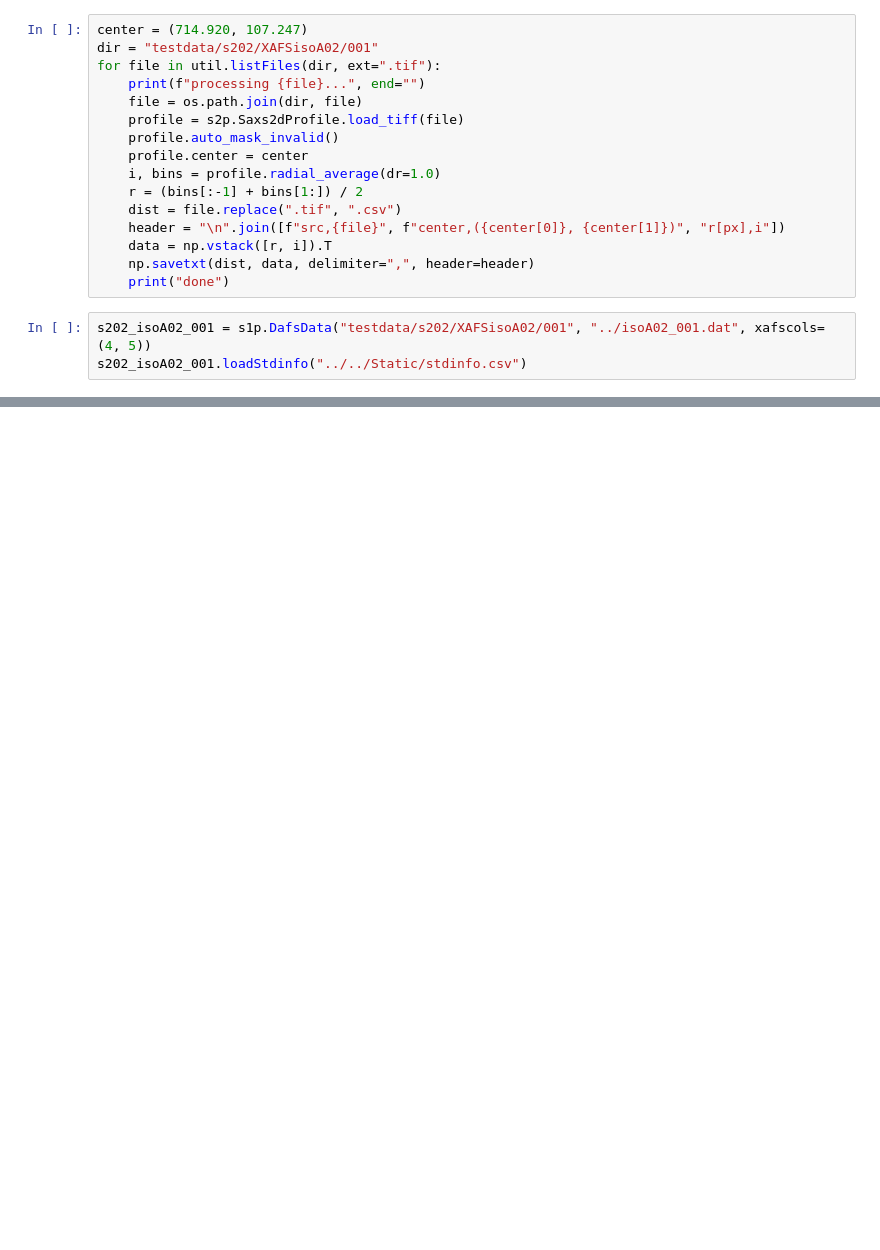
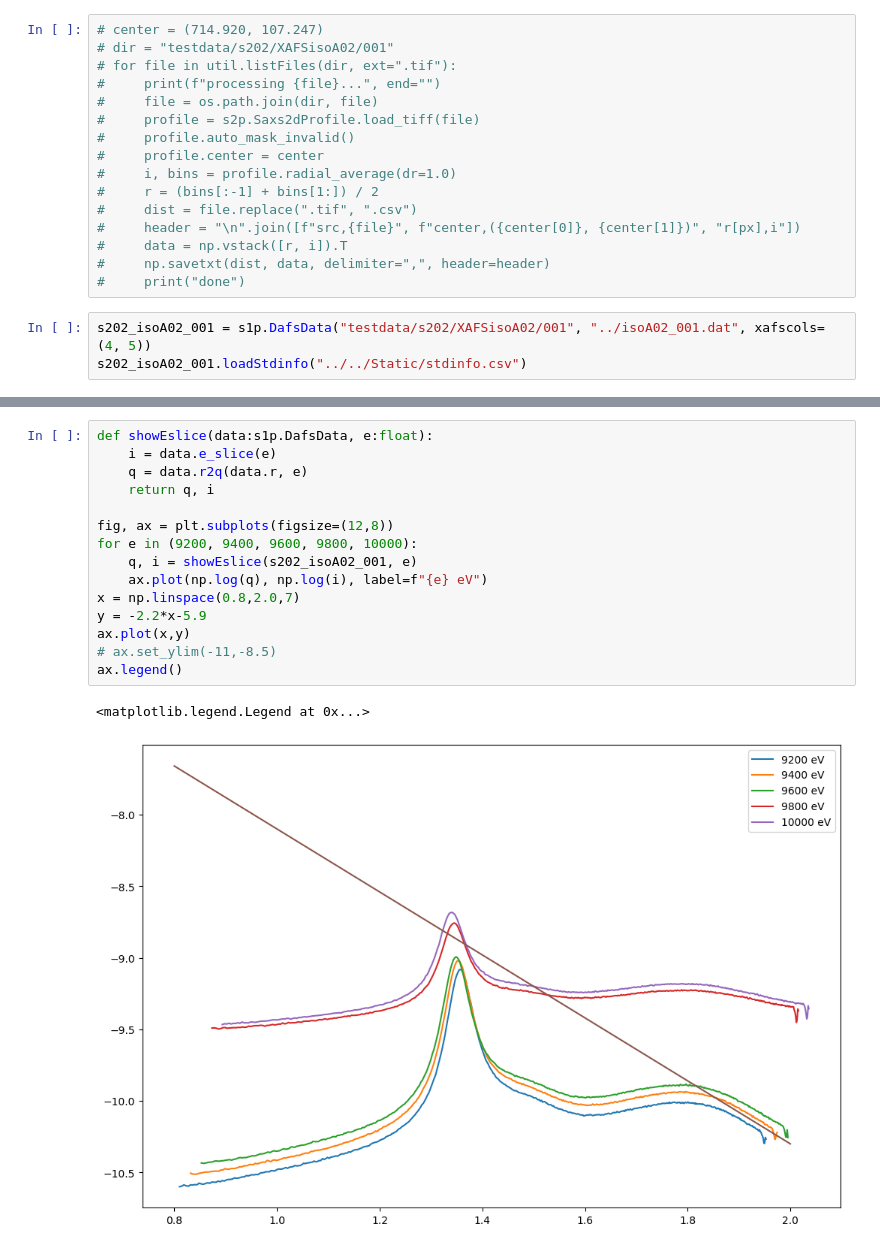
Before and after one commit to jun-oishi/pilatus_handler, a Jupyter notebook: ipynb/dafs_test.ipynb, the cells around one changed output, grey strips where cells are left out. Drawn from its saved outputs; the diff is of its cells as text; blank space fills up the shorter version.

```diff
--- a/ipynb/dafs_test.ipynb
+++ b/ipynb/dafs_test.ipynb
@@ -88,19 +40,19 @@ Saxs1dProfile [INFO]: loaded 481 files from /home/oishi/SpectraSpark/testdata/s2
 # %%
-center = (714.920, 107.247)
-dir = "testdata/s202/XAFSisoA02/001"
-for file in util.listFiles(dir, ext=".tif"):
-    print(f"processing {file}...", end="")
-    file = os.path.join(dir, file)
-    profile = s2p.Saxs2dProfile.load_tiff(file)
-    profile.auto_mask_invalid()
-    profile.center = center
-    i, bins = profile.radial_average(dr=1.0)
-    r = (bins[:-1] + bins[1:]) / 2
-    dist = file.replace(".tif", ".csv")
-    header = "\n".join([f"src,{file}", f"center,({center[0]}, {center[1]})", "r[px],i"])
-    data = np.vstack([r, i]).T
-    np.savetxt(dist, data, delimiter=",", header=header)
-    print("done")
+# center = (714.920, 107.247)
+# dir = "testdata/s202/XAFSisoA02/001"
+# for file in util.listFiles(dir, ext=".tif"):
+#     print(f"processing {file}...", end="")
+#     file = os.path.join(dir, file)
+#     profile = s2p.Saxs2dProfile.load_tiff(file)
+#     profile.auto_mask_invalid()
+#     profile.center = center
+#     i, bins = profile.radial_average(dr=1.0)
+#     r = (bins[:-1] + bins[1:]) / 2
+#     dist = file.replace(".tif", ".csv")
+#     header = "\n".join([f"src,{file}", f"center,({center[0]}, {center[1]})", "r[px],i"])
+#     data = np.vstack([r, i]).T
+#     np.savetxt(dist, data, delimiter=",", header=header)
+#     print("done")
 # %%
 s202_isoA02_001 = s1p.DafsData("testdata/s202/XAFSisoA02/001", "../isoA02_001.dat", xafscols=(4, 5))
 s202_isoA02_001.loadStdinfo("../../Static/stdinfo.csv")
@@ -151 +88,19 @@ Saxs1dProfile [INFO]: loaded 481 files from /home/oishi/SpectraSpark/testdata/s2
 [figure]
+# %%
+def showEslice(data:s1p.DafsData, e:float):
+    i = data.e_slice(e)
+    q = data.r2q(data.r, e)
+    return q, i
+
+fig, ax = plt.subplots(figsize=(12,8))
+for e in (9200, 9400, 9600, 9800, 10000):
+    q, i = showEslice(s202_isoA02_001, e)
+    ax.plot(np.log(q), np.log(i), label=f"{e} eV")
+x = np.linspace(0.8,2.0,7)
+y = -2.2*x-5.9
+ax.plot(x,y)
+# ax.set_ylim(-11,-8.5)
+ax.legend()
+# %% [output]
+<matplotlib.legend.Legend at 0x...>
+[figure, added]
```
Also changed, not shown: parts of 6 cells of this notebook, 7 other files.
